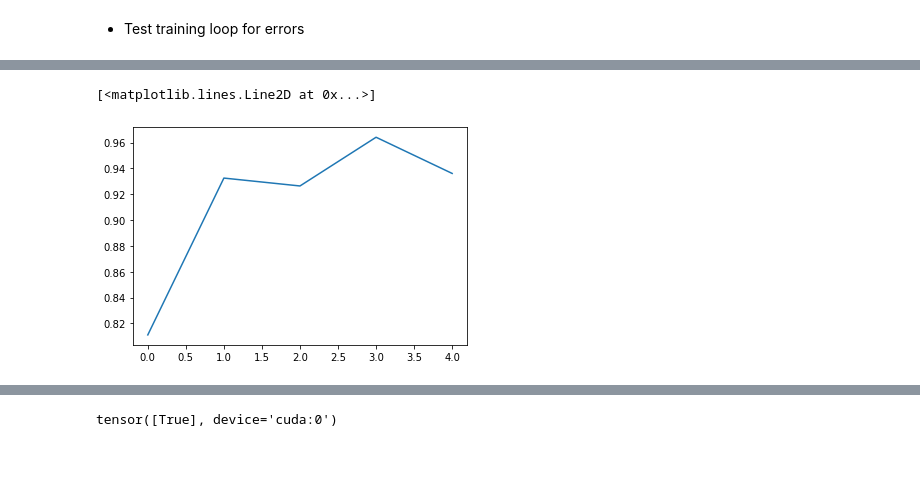
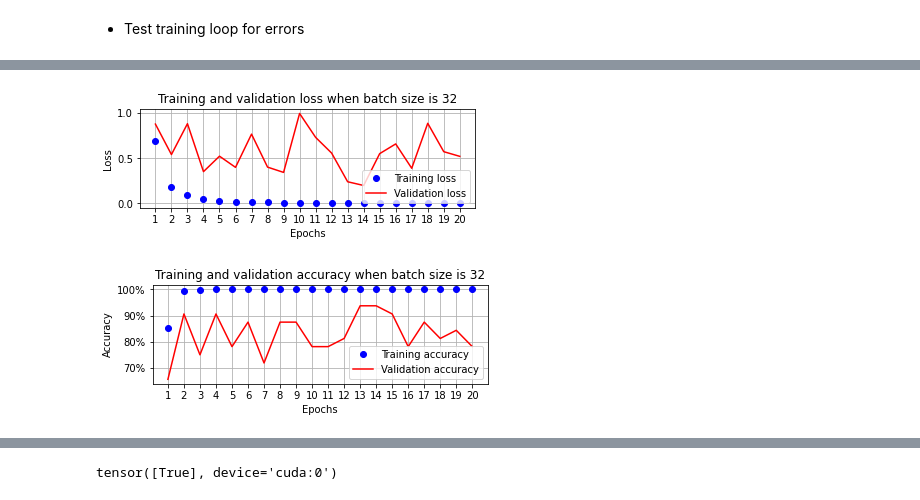
Before and after one commit to bustyAI/cat_recognizer, a Jupyter notebook: cat_classifier.ipynb, the cells around one changed output, grey strips where cells are left out. Saved outputs shown, nothing was run; the diff lists cells and outputs as text; code cells hidden in the pictures; blank space fills up the shorter version.

Commit message:
Adding backend and model performance

```diff
--- a/cat_classifier.ipynb
+++ b/cat_classifier.ipynb
@@ -105,7 +111,7 @@ def get_model():
                 ).to(device)
 
     loss_fn = nn.CrossEntropyLoss()
-    optimizer = torch.optim.Adam(model.parameters(), lr=1e-3)
+    optimizer = torch.optim.Adam(model.parameters(), lr=1e-5)
 
     return model, loss_fn, optimizer
 # %% [markdown]
@@ -198,7 +206,7 @@ for ix, batch in enumerate(iter(trn_dl)):
 # %%
 train_losses, train_accuracies = [], []
 val_losses, val_accuracies = [], []
-for epoch in range(5):
+for epoch in range(20):
     print(epoch)
     train_epoch_losses, train_epoch_accuracies = [], []
     for ix, batch in enumerate(iter(trn_dl)):
@@ -213,16 +221,16 @@ for epoch in range(5):
         train_epoch_accuracies.extend(is_correct)
     train_epoch_accuracy = np.mean(train_epoch_accuracies)
 
-    #for ix, batch in enumerate(iter(val_dl)):
-        #x, y = batch
-        #is_correct = accuracy(x, y, model)
-        #validation_loss = val_loss(x, y, model)
-    #val_epoch_accuracy = np.mean(is_correct)
+    for ix, batch in enumerate(iter(val_dl)):
+        x, y = batch
+        is_correct = accuracy(x, y, model)
+        validation_loss = val_loss(x, y, model)
+    val_epoch_accuracy = np.mean(is_correct)
 
     train_losses.append(train_epoch_loss)
     train_accuracies.append(train_epoch_accuracy)
-    #val_losses.append(validation_loss)
-    #val_accuracies.append(val_epoch_accuracy)
+    val_losses.append(validation_loss)
+    val_accuracies.append(val_epoch_accuracy)
 # %% [output]
 0
 1
@@ -232,8 +255,31 @@ for epoch in range(5):
-# %%
-plt.plot(train_accuracies)
-# %% [output]
-[<matplotlib.lines.Line2D at 0x...>]
-[figure, removed]
+# %%
+epochs = np.arange(20)+1
+
+%matplotlib inline
+plt.subplot(211)
+plt.plot(epochs, train_losses, 'bo', label='Training loss')
+plt.plot(epochs, val_losses, 'r', label='Validation loss')
+plt.gca().xaxis.set_major_locator(mticker.MultipleLocator(1))
+plt.title('Training and validation loss when batch size is 32')
+plt.xlabel('Epochs')
+plt.ylabel('Loss')
+plt.legend()
+plt.grid('off')
+plt.show()
+plt.subplot(212)
+plt.plot(epochs, train_accuracies, 'bo', label='Training accuracy')
+plt.plot(epochs, val_accuracies, 'r', label='Validation accuracy')
+plt.gca().xaxis.set_major_locator(mticker.MultipleLocator(1))
+plt.title('Training and validation accuracy when batch size is 32')
+plt.xlabel('Epochs')
+plt.ylabel('Accuracy')
+plt.gca().set_yticklabels(['{:.0f}%'.format(x*100) for x in plt.gca().get_yticks()])
+plt.legend()
+plt.grid('off')
+plt.show()
+# %% [output]
+[figure, added]
+[figure, added]
 # %%
 test_imgs = MyCats(test_data_dir)
 img, val = test_imgs[0]
```
Also changed, not shown: parts of 19 cells of this notebook, 39 other files.
